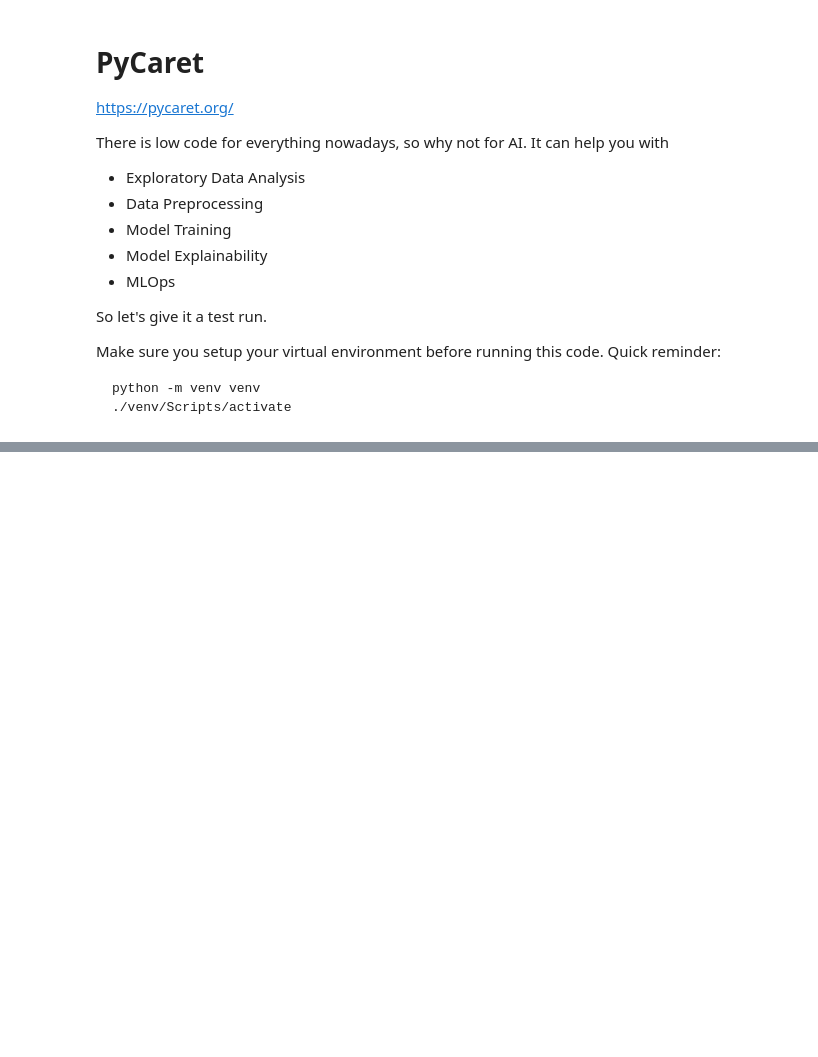
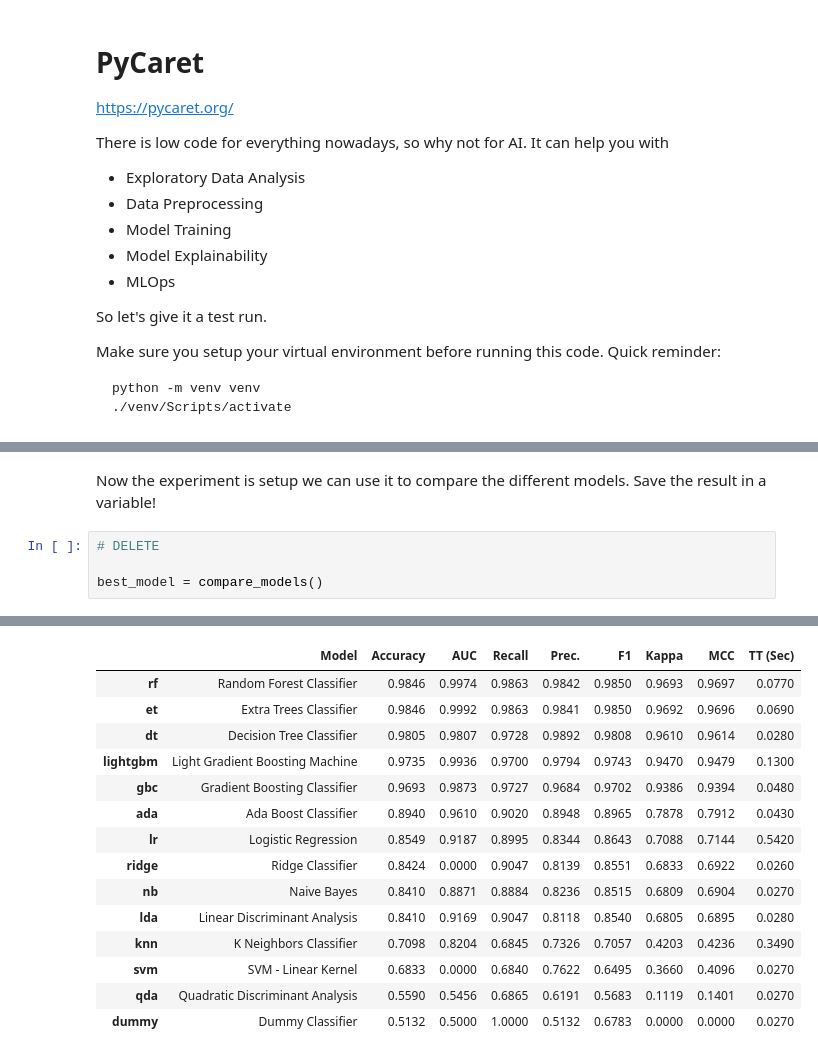
Before and after one commit to mjochen/CloudAI, a Jupyter notebook: Exercises/1.1 - PyCaret.ipynb, the cells around one changed output, grey strips where cells are left out. Cells and saved outputs as stored; diff of their text form; blank space fills up the shorter version.

```diff
--- a/Exercises/1.1 - PyCaret.ipynb
+++ b/Exercises/1.1 - PyCaret.ipynb
@@ -45,0 +295,7 @@ A [quickstart](https://pycaret.gitbook.io/docs/get-started/quickstart) sounds ni
+# %% [markdown]
+Now the experiment is setup we can use it to compare the different models. Save the result in a variable!
+# %%
+# DELETE
+
+best_model = compare_models()
+# %% [output]
@@ -45,0 +303,15 @@ A [quickstart](https://pycaret.gitbook.io/docs/get-started/quickstart) sounds ni
+|  | Model | Accuracy | AUC | Recall | Prec. | F1 | Kappa | MCC | TT (Sec) |
+| rf | Random Forest Classifier | 0.9846 | 0.9974 | 0.9863 | 0.9842 | 0.9850 | 0.9693 | 0.9697 | 0.0770 |
+| et | Extra Trees Classifier | 0.9846 | 0.9992 | 0.9863 | 0.9841 | 0.9850 | 0.9692 | 0.9696 | 0.0690 |
+| dt | Decision Tree Classifier | 0.9805 | 0.9807 | 0.9728 | 0.9892 | 0.9808 | 0.9610 | 0.9614 | 0.0280 |
+| lightgbm | Light Gradient Boosting Machine | 0.9735 | 0.9936 | 0.9700 | 0.9794 | 0.9743 | 0.9470 | 0.9479 | 0.1300 |
+| gbc | Gradient Boosting Classifier | 0.9693 | 0.9873 | 0.9727 | 0.9684 | 0.9702 | 0.9386 | 0.9394 | 0.0480 |
+| ada | Ada Boost Classifier | 0.8940 | 0.9610 | 0.9020 | 0.8948 | 0.8965 | 0.7878 | 0.7912 | 0.0430 |
+| lr | Logistic Regression | 0.8549 | 0.9187 | 0.8995 | 0.8344 | 0.8643 | 0.7088 | 0.7144 | 0.5420 |
+| ridge | Ridge Classifier | 0.8424 | 0.0000 | 0.9047 | 0.8139 | 0.8551 | 0.6833 | 0.6922 | 0.0260 |
+| nb | Naive Bayes | 0.8410 | 0.8871 | 0.8884 | 0.8236 | 0.8515 | 0.6809 | 0.6904 | 0.0270 |
+| lda | Linear Discriminant Analysis | 0.8410 | 0.9169 | 0.9047 | 0.8118 | 0.8540 | 0.6805 | 0.6895 | 0.0280 |
+| knn | K Neighbors Classifier | 0.7098 | 0.8204 | 0.6845 | 0.7326 | 0.7057 | 0.4203 | 0.4236 | 0.3490 |
+| svm | SVM - Linear Kernel | 0.6833 | 0.0000 | 0.6840 | 0.7622 | 0.6495 | 0.3660 | 0.4096 | 0.0270 |
+| qda | Quadratic Discriminant Analysis | 0.5590 | 0.5456 | 0.6865 | 0.6191 | 0.5683 | 0.1119 | 0.1401 | 0.0270 |
+| dummy | Dummy Classifier | 0.5132 | 0.5000 | 1.0000 | 0.5132 | 0.6783 | 0.0000 | 0.0000 | 0.0270 |
```
Also changed, not shown: parts of 29 cells of this notebook, 3 other files.
